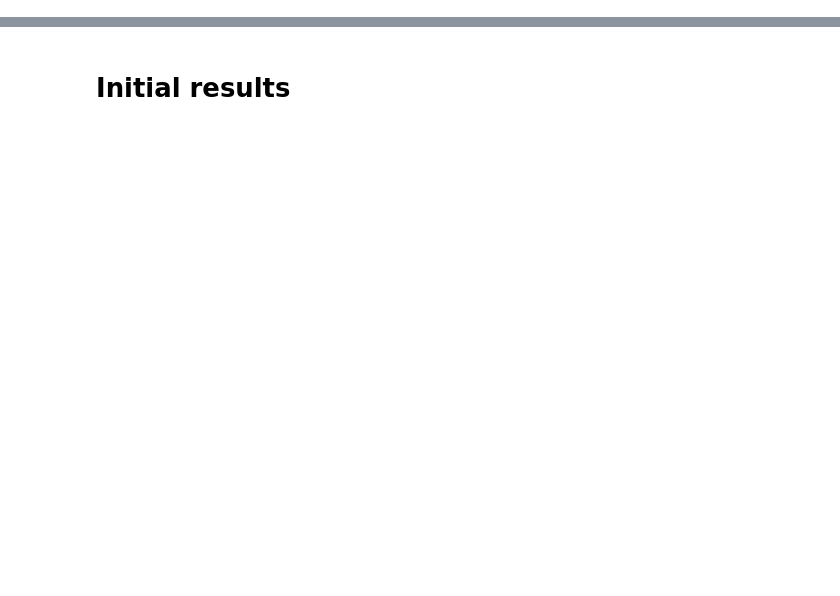
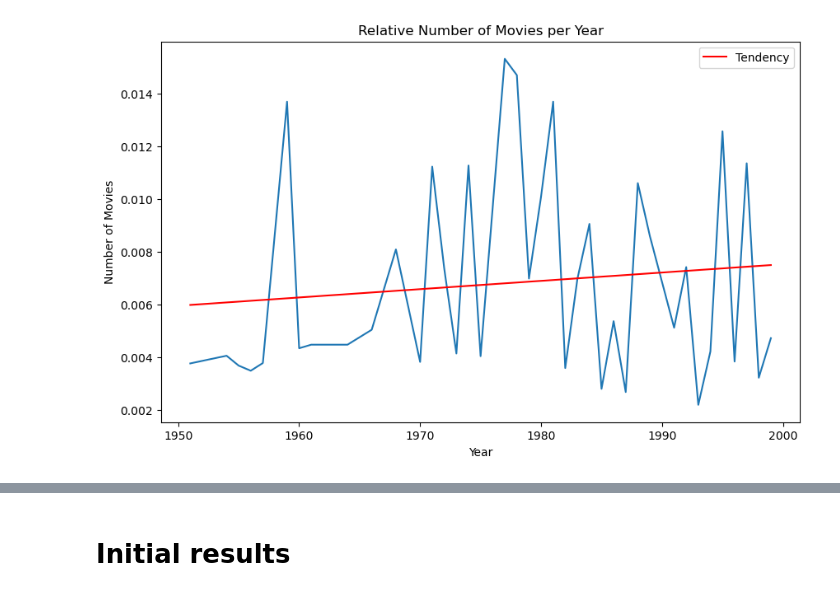
Before and after one commit to epfl-ada/ada-2024-project-astonishingdataavengers24, a Jupyter notebook: results.ipynb, the cells around one changed output, grey strips where cells are left out. Drawn from its saved outputs; the diff is of its cells as text; code cells hidden in the pictures; blank space fills up the shorter version.

```diff
--- a/results.ipynb
+++ b/results.ipynb
@@ -0,0 +215,3 @@
+# %%
+col_names = ['Wikipedia movie ID', 'Freebase movie ID', 'Movie name', 'Movie release date','Movie box office revenue', 'Movie runtime', 'Movie languages','Movie countries', 'Movie genres']
+df_movies = pd.read_csv('data/MovieSummaries/movie.metadata.tsv', sep='\t', header=None, names=col_names)
@@ -0,0 +251,3 @@
+# %%
+# Load the model
+model_miniLM = SentenceTransformer("all-MiniLM-L6-v2")
@@ -0,0 +325,9 @@
+# %%
+# Calculate similarity for the new topic
+query_embedding_env = model.encode(["environmental issues"])
+
+similarities_env = cosine_similarity(query_embedding_env, movie_embeddings).flatten()
+ids_env = [movie_ids[i] for i, sim in enumerate(similarities_env) if sim > 0.2]
+
+df_movies_new_env = df_movies[df_movies['Wikipedia movie ID'].isin(ids_env)]
+df_movies_new_env
@@ -0,0 +348,28 @@
+# %%
+# Calculate the relative presence of the topic accross the years
+count_per_year = df_movies_new_env.groupby('Release Year').size()
+
+total_count_per_year = df_movies.groupby('Release Year').size()
+
+relative_count_per_year = count_per_year / total_count_per_year
+
+relative_count_per_year = relative_count_per_year.dropna()
+
+# Create the line plot
+relative_count_per_year.plot(kind='line', figsize=(10, 6), title="Relative Number of Movies per Year")
+plt.xlabel("Year")
+plt.ylabel("Number of Movies")
+
+# Generate a linear regression line to the data
+x = relative_count_per_year.index.astype(int)  # Ensure 'Year' is in integer format
+y = relative_count_per_year.values
+a, b = np.polyfit(x, y, 1)  # 1 indicates a linear fit (degree 1 polynomial)
+
+regression_line = a * x + b
+
+plt.plot(x, regression_line, color='red', label='Tendency')
+plt.legend()
+
+plt.show()
+# %% [output]
+[figure, added]
```
Also changed, not shown: parts of 47 cells of this notebook.
